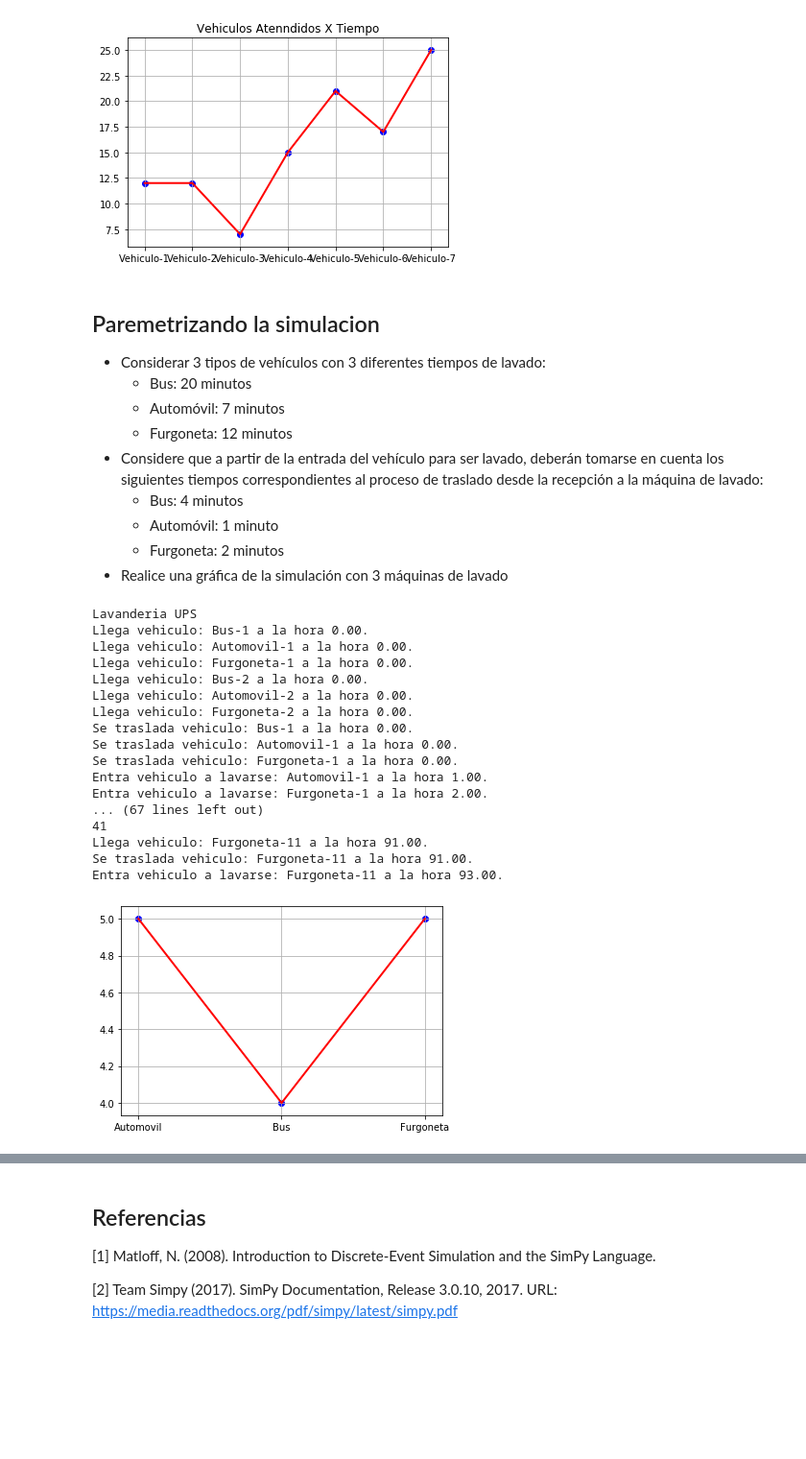
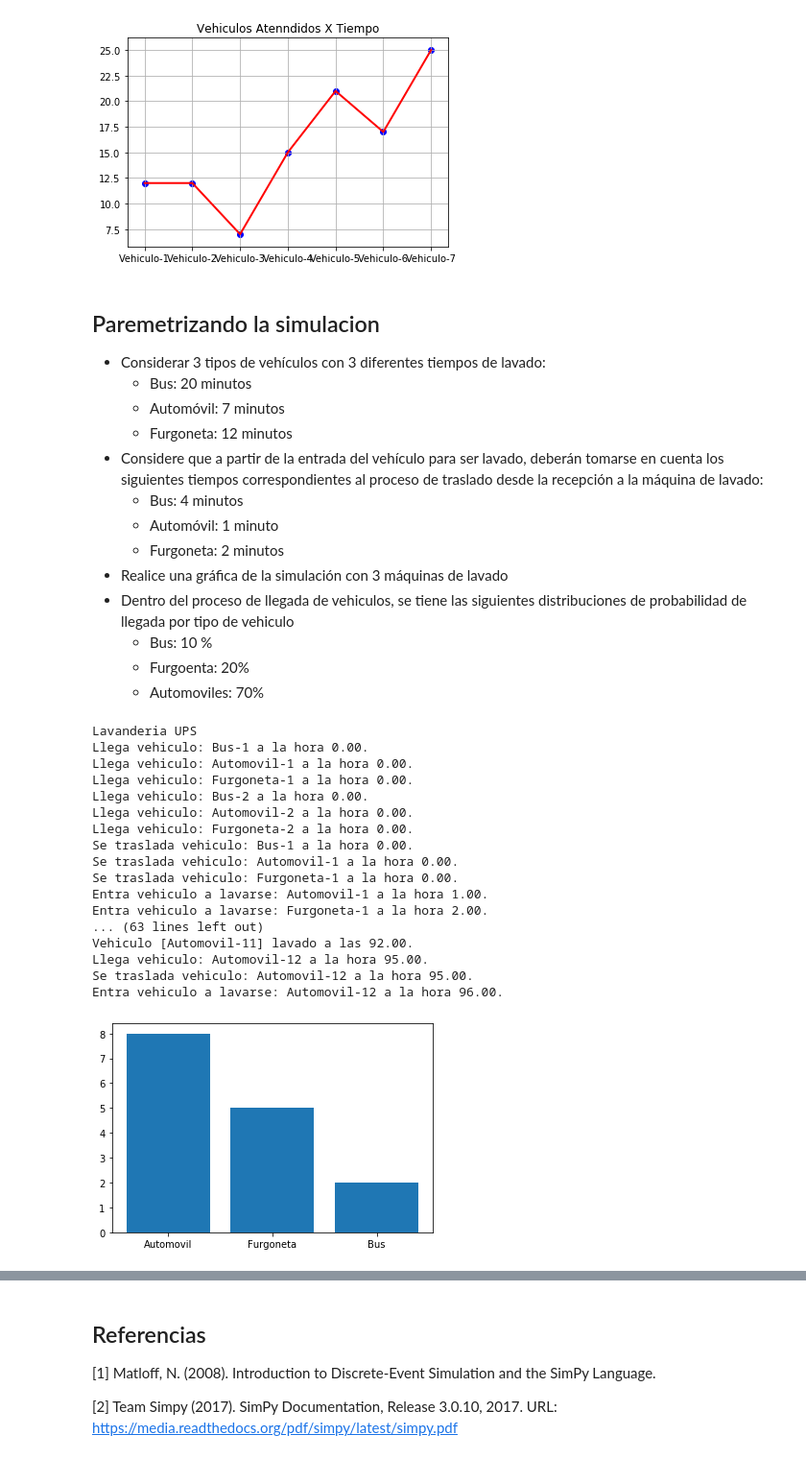
Before and after one commit to dquisi/SimulacionPython, a Jupyter notebook: SimuladorEventosSympyParte2.ipynb, the cells around one changed output, grey strips where cells are left out. Shown at 96% size. Drawn from its saved outputs; the diff is of its cells as text; code cells hidden in the pictures; blank space fills up the shorter version.

```diff
--- a/SimuladorEventosSympyParte2.ipynb
+++ b/SimuladorEventosSympyParte2.ipynb
@@ -140,6 +140,10 @@ pp.show() #Mostramos el grafico
     * Automóvil: 1 minuto
     * Furgoneta: 2 minutos
 * Realice una gráfica de la simulación con 3 máquinas de lavado
+* Dentro del proceso de llegada de vehiculos, se tiene las siguientes distribuciones de probabilidad de llegada por tipo de vehiculo
+    * Bus: 10 %
+    * Furgoenta: 20%
+    * Automoviles: 70%
 # %%
 import simpy
 import random
@@ -182,7 +186,7 @@ class Lavanderia(object):
         self.traslado_furgoneta = traslado_furgoneta
 
     def lavar_vehiculo(self, vehiculo):
-        automotor=vehiculo.split('-')
+        automotor=vehiculo.split('-') # Bus-1 - Furgoneta-2 Automovil-3 etc.
         if(automotor[0] == 'Bus'):
             yield self.env.timeout(TIEMPO_BUS)
         if(automotor[0] == 'Automovil'):
@@ -237,7 +241,7 @@ def ejecutar_simulacion(env, num_maquinas, tiempo_bus,tiempo_automovil,
     lavanderia=Lavanderia(env, num_maquinas, tiempo_bus,tiempo_automovil,
                           tiempo_furgoneta,traslado_bus,traslado_automovil,
                           traslado_furgoneta)
-    # Creamos 5 llegadas de vehiculos iniciales
+    # Creamos 6 llegadas de vehiculos iniciales
     for i in range(2):
         env.process(llegada_vehiculo(env, 'Bus-%d'%(i+1),lavanderia))
         env.process(llegada_vehiculo(env, 'Automovil-%d'%(i+1),lavanderia))
@@ -249,46 +253,46 @@ def ejecutar_simulacion(env, num_maquinas, tiempo_bus,tiempo_automovil,
         i+=1
         # Mientras se lavan los vehiculos generamos mas vehiculos
         rnd = random.randint(1,100)
-        if rnd <= 20: # Bus 20%, Furgoneta 30% y Automovil 50%
+        if rnd <= 10: # Bus 10%, Furgoneta 20% y Automovil 70%
             env.process(llegada_vehiculo(env,'Bus-%d'%(i+1),lavanderia))
-        elif rnd <= 50:
+        elif rnd <= 30:
             env.process(llegada_vehiculo(env,'Furgoneta-%d'%(i+1),lavanderia))
         else:
             env.process(llegada_vehiculo(env,'Automovil-%d'%(i+1),lavanderia))
 
 print('Lavanderia UPS')
 
 # Creamos el entorno de simulacion
 env=simpy.Environment()
 env.process(ejecutar_simulacion(env, NUM_MAQUINAS, TIEMPO_BUS,TIEMPO_AUTOMOVIL,
                                 TIEMPO_FURGONETA,TRASLADO_BUS,TRASLADO_AUTOMOVIL,
                                 TRASLADO_FURGONETA, INTERVALO_LLEGADA))
 # Ejecutamos el proceso durante el tiempo de simulacion
 env.run(until = TIEMPO_SIMULACION)
 
 # Generamos la grafica
-datos=sorted(tiempo.items())
-x, y =zip(*datos)
-pp.plot(x,y,linewidth=2,color='red')
-pp.scatter(x,y,color='blue')
-pp.grid(True)
+#datos=sorted(tiempo.items())
+pp.bar(range(len(tiempo)), list(tiempo.values()), align='center')
+pp.xticks(range(len(tiempo)), list(tiempo.keys()))
+#pp.scatter(x,y,color='blue')
+#pp.grid(True)
 pp.show()
 # %% [output]
 Lavanderia UPS
 Llega vehiculo: Bus-1 a la hora 0.00.
 Llega vehiculo: Automovil-1 a la hora 0.00.
 Llega vehiculo: Furgoneta-1 a la hora 0.00.
 Llega vehiculo: Bus-2 a la hora 0.00.
 Llega vehiculo: Automovil-2 a la hora 0.00.
 Llega vehiculo: Furgoneta-2 a la hora 0.00.
 Se traslada vehiculo: Bus-1 a la hora 0.00.
 Se traslada vehiculo: Automovil-1 a la hora 0.00.
 Se traslada vehiculo: Furgoneta-1 a la hora 0.00.
 Entra vehiculo a lavarse: Automovil-1 a la hora 1.00.
 Entra vehiculo a lavarse: Furgoneta-1 a la hora 2.00.
-... (67 lines left out)
-41
-Llega vehiculo: Furgoneta-11 a la hora 91.00.
-Se traslada vehiculo: Furgoneta-11 a la hora 91.00.
-Entra vehiculo a lavarse: Furgoneta-11 a la hora 93.00.
+... (63 lines left out)
+Vehiculo [Automovil-11] lavado a las 92.00.
+Llega vehiculo: Automovil-12 a la hora 95.00.
+Se traslada vehiculo: Automovil-12 a la hora 95.00.
+Entra vehiculo a lavarse: Automovil-12 a la hora 96.00.
-[figure, old version]
+[figure, new version]
```
Also changed, not shown: parts of 2 cells of this notebook, 6 other files.
